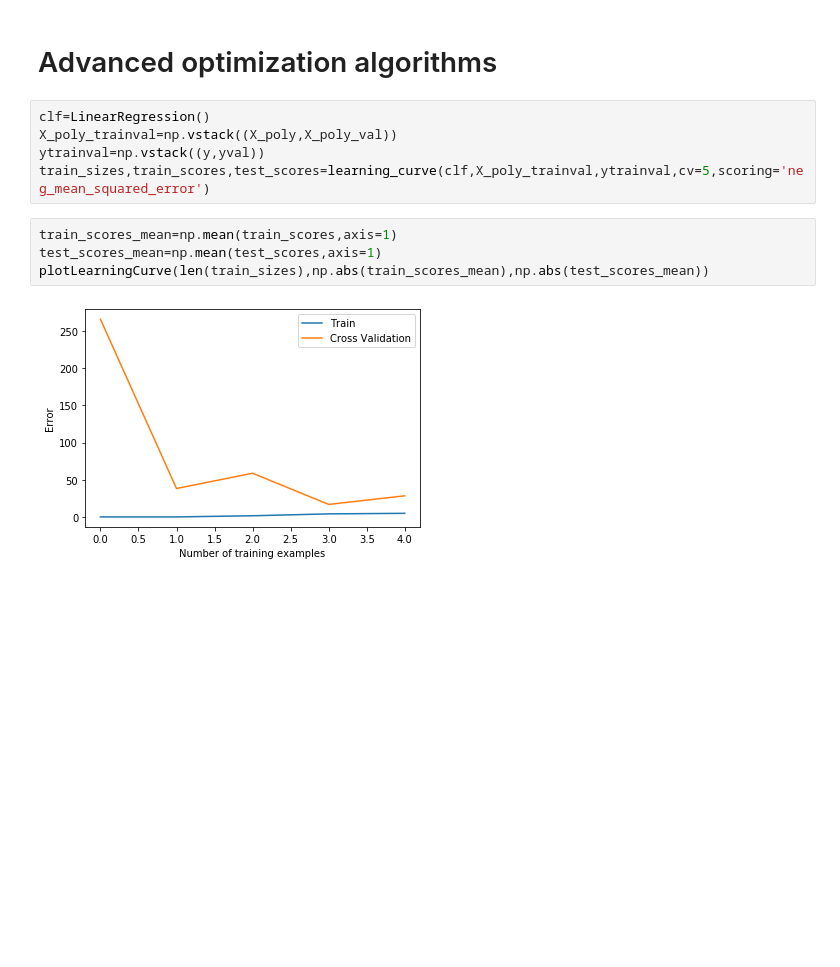
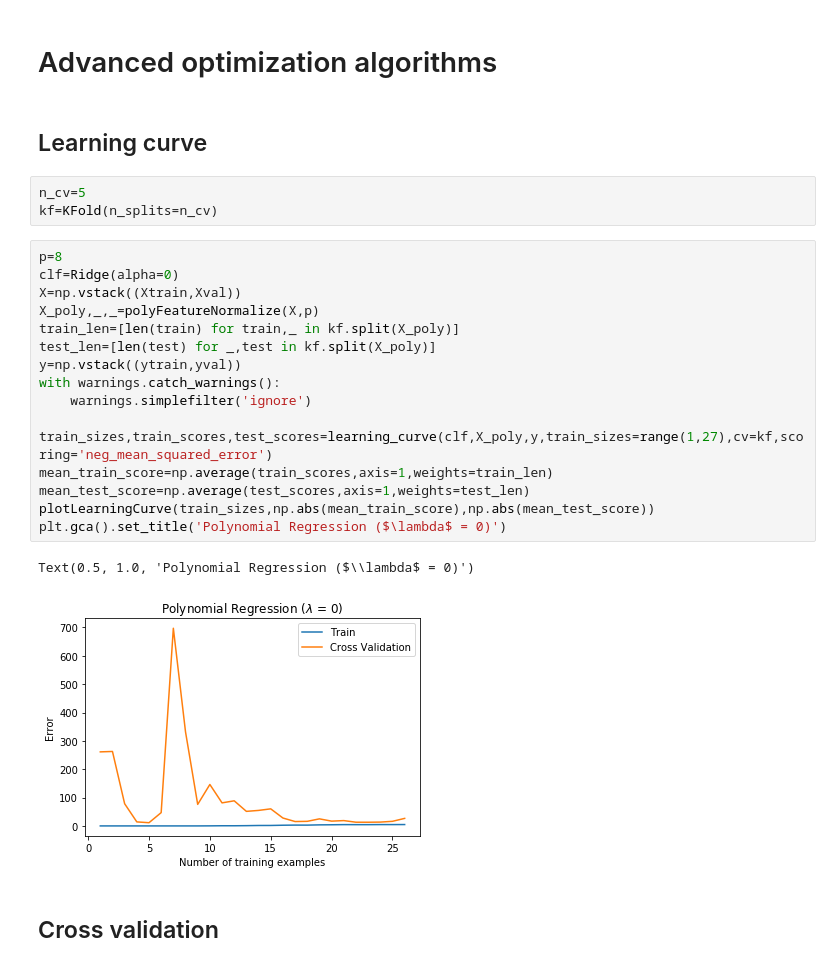
Before and after one commit to olivierpikeroen/ML-DLAI, a Jupyter notebook: learning-curves/python/bias-vs-variance-through-linear-regression.ipynb, the cells around one changed output. Cells and saved outputs as stored; diff of their text form; blank space fills up the shorter version.

```diff
--- a/learning-curves/python/bias-vs-variance-through-linear-regression.ipynb
+++ b/learning-curves/python/bias-vs-variance-through-linear-regression.ipynb
@@ -157,13 +171,27 @@ lambda  Train Error     Cross Validation Error
 # %% [markdown]
 # Advanced optimization algorithms
-# %%
-clf=LinearRegression()
-X_poly_trainval=np.vstack((X_poly,X_poly_val))
-ytrainval=np.vstack((y,yval))
-train_sizes,train_scores,test_scores=learning_curve(clf,X_poly_trainval,ytrainval,cv=5,scoring='neg_mean_squared_error')
-# %%
-train_scores_mean=np.mean(train_scores,axis=1)
-test_scores_mean=np.mean(test_scores,axis=1)
-plotLearningCurve(len(train_sizes),np.abs(train_scores_mean),np.abs(test_scores_mean))
-# %% [output]
-[figure, removed]
+# %% [markdown]
+## Learning curve
+# %%
+n_cv=5
+kf=KFold(n_splits=n_cv)
+# %%
+p=8
+clf=Ridge(alpha=0)
+X=np.vstack((Xtrain,Xval))
+X_poly,_,_=polyFeatureNormalize(X,p)
+train_len=[len(train) for train,_ in kf.split(X_poly)]
+test_len=[len(test) for _,test in kf.split(X_poly)]
+y=np.vstack((ytrain,yval))
+with warnings.catch_warnings():
+    warnings.simplefilter('ignore')
+    train_sizes,train_scores,test_scores=learning_curve(clf,X_poly,y,train_sizes=range(1,27),cv=kf,scoring='neg_mean_squared_error')
+mean_train_score=np.average(train_scores,axis=1,weights=train_len)
+mean_test_score=np.average(test_scores,axis=1,weights=test_len)
+plotLearningCurve(train_sizes,np.abs(mean_train_score),np.abs(mean_test_score))
+plt.gca().set_title('Polynomial Regression ($\lambda$ = 0)')
+# %% [output]
+Text(0.5, 1.0, 'Polynomial Regression ($\\lambda$ = 0)')
+[figure, added]
+# %% [markdown]
+## Cross validation
```
Also changed, not shown: parts of 44 cells of this notebook, 6 other files.
